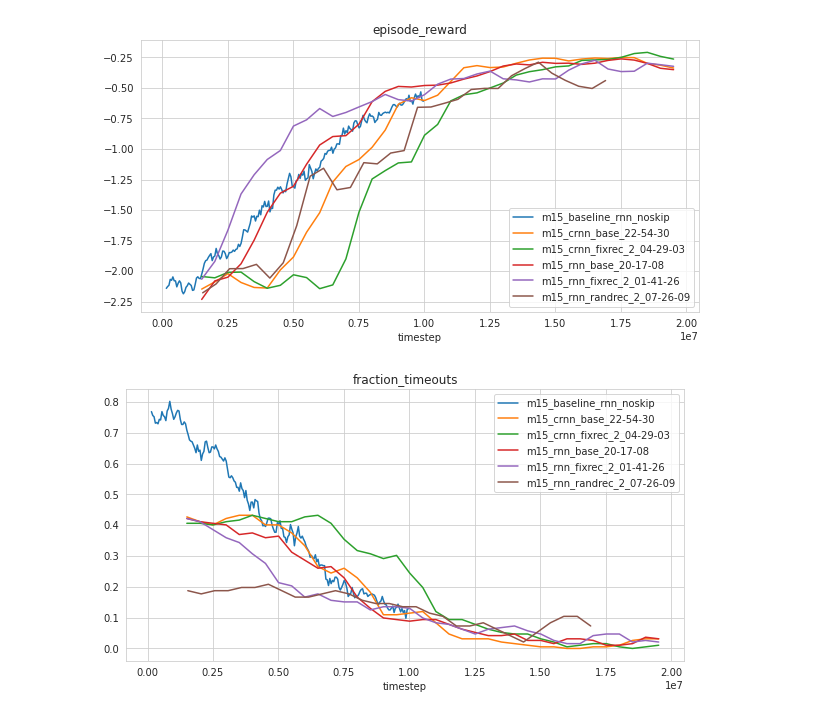
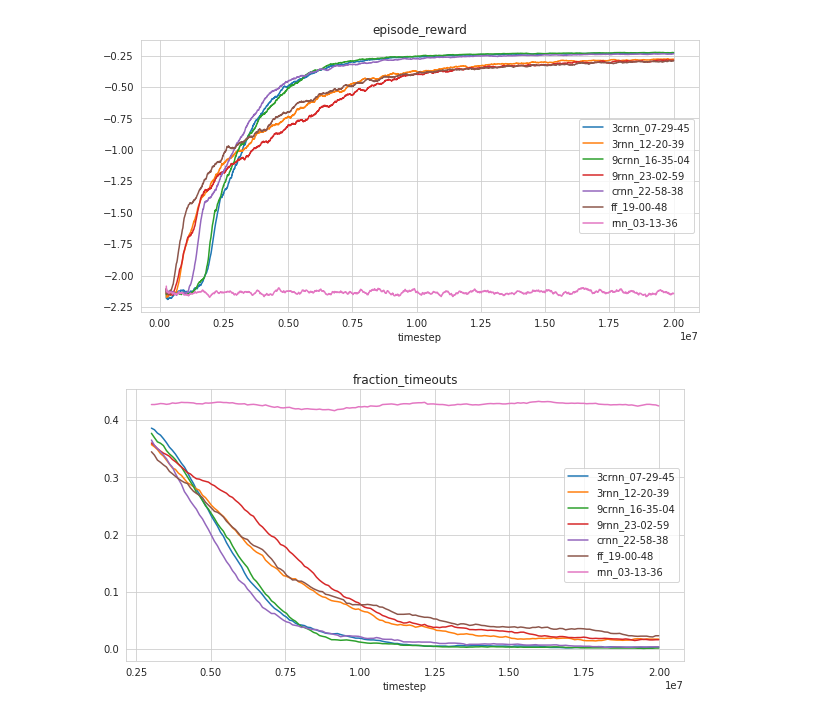
Before and after one commit to mandrecki/rl_trickery, a Jupyter notebook: notebooks/clean_multirun.ipynb, the cells around one changed output. Cells and saved outputs as stored; diff of their text form; code cells hidden in the pictures.

```diff
--- a/notebooks/clean_multirun.ipynb
+++ b/notebooks/clean_multirun.ipynb
@@ -73,7 +73,7 @@ def compare_mrs(mrs, col="episode_reward", show_std=False, window=10, train=True
             joined = pd.concat(mr.ts_train.values(), axis=1)[[col]].loc[10000:]
         else:
             joined = pd.concat(mr.ts_eval.values(), axis=1)[[col]].loc[5000:]
-            window = 3
+#             window = 3
 #         joined = joined.fillna(method="ffill")
         mean = joined.mean(axis=1).rolling(window).mean()
         std = joined.std(axis=1).rolling(window).mean()
@@ -84,17 +84,18 @@ def compare_mrs(mrs, col="episode_reward", show_std=False, window=10, train=True
     plt.legend()
     plt.title(col)
 # %%
-# path = "/home/ira/code/projects/rl_trickery/multirun/0_baselines/mazelab/"
+# path = "/home/ira/code/projects/rl_trickery/multirun/0_baselines//"
 # path = "/home/ira/code/projects/rl_trickery/multirun/0_compare//"
-# path = "/home/ira/code/projects/rl_trickery/multirun/0_baselines/m11fixed/"
-path = "/home/ira/code/projects/rl_trickery/multirun/2020-06-23/"
+# path = "/home/ira/code/projects/rl_trickery/multirun/0_baselines/m11fixed///"
+path = "/home/ira/code/projects/rl_trickery/multirun/000_proper_experiments/m15/"
+# path = "/home/ira/code/projects/rl_trickery/multirun/2020-07-12//"
 dirs = os.listdir(path)
 dirs = sorted(dirs)
 mrs = [load_dir(path+dir_) for dir_ in dirs]
-compare_mrs(mrs, col="episode_reward", show_std=False, window=100, train=False)
+compare_mrs(mrs, col="episode_reward", show_std=False, window=200, train=True)
 # %% [output]
-[figure, old version]
+[figure, new version]
 # %%
-compare_mrs(mrs, col="fraction_timeouts", train=False)
+compare_mrs(mrs, col="fraction_timeouts", train=False, window=30)
 # %% [output]
-[figure, old version]
+[figure, new version]
```
Also changed, not shown: parts of 7 cells of this notebook, 4 other files.
